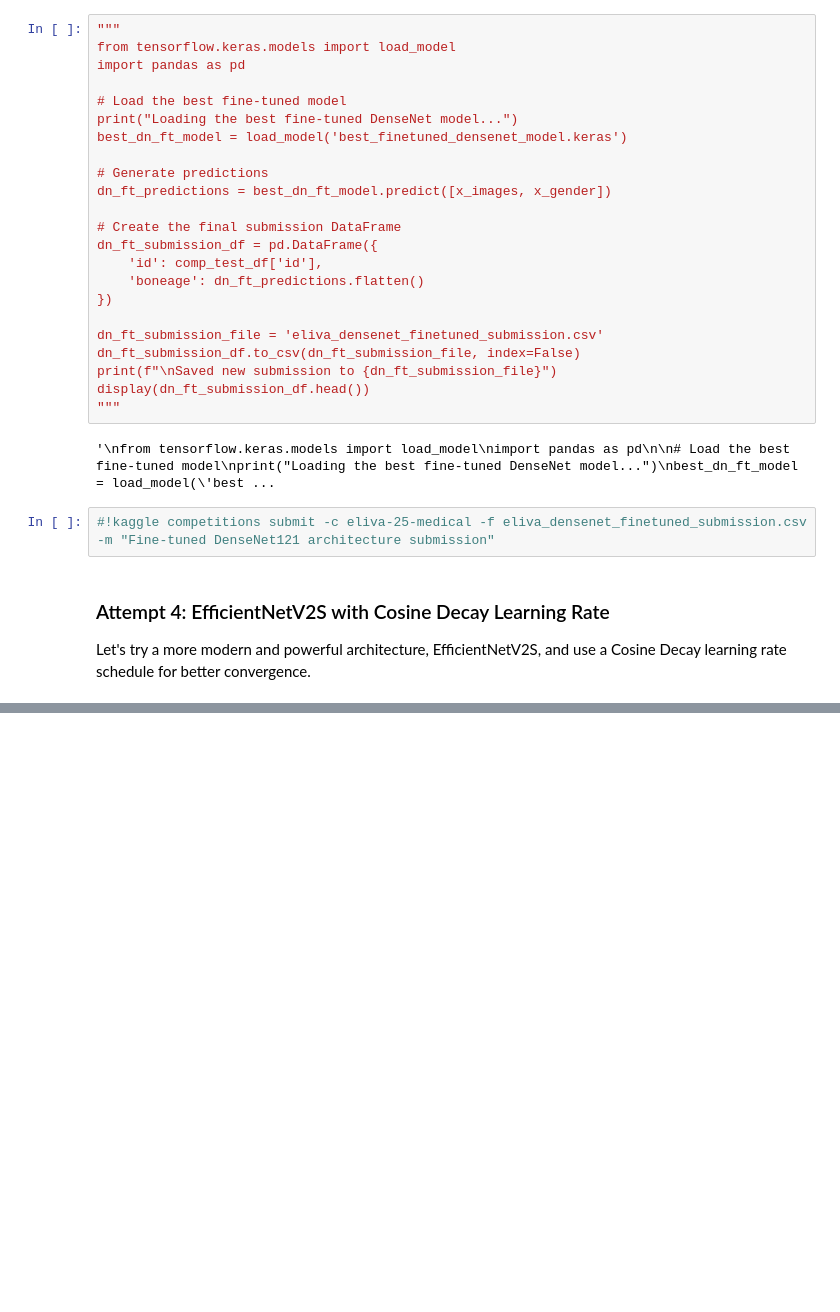
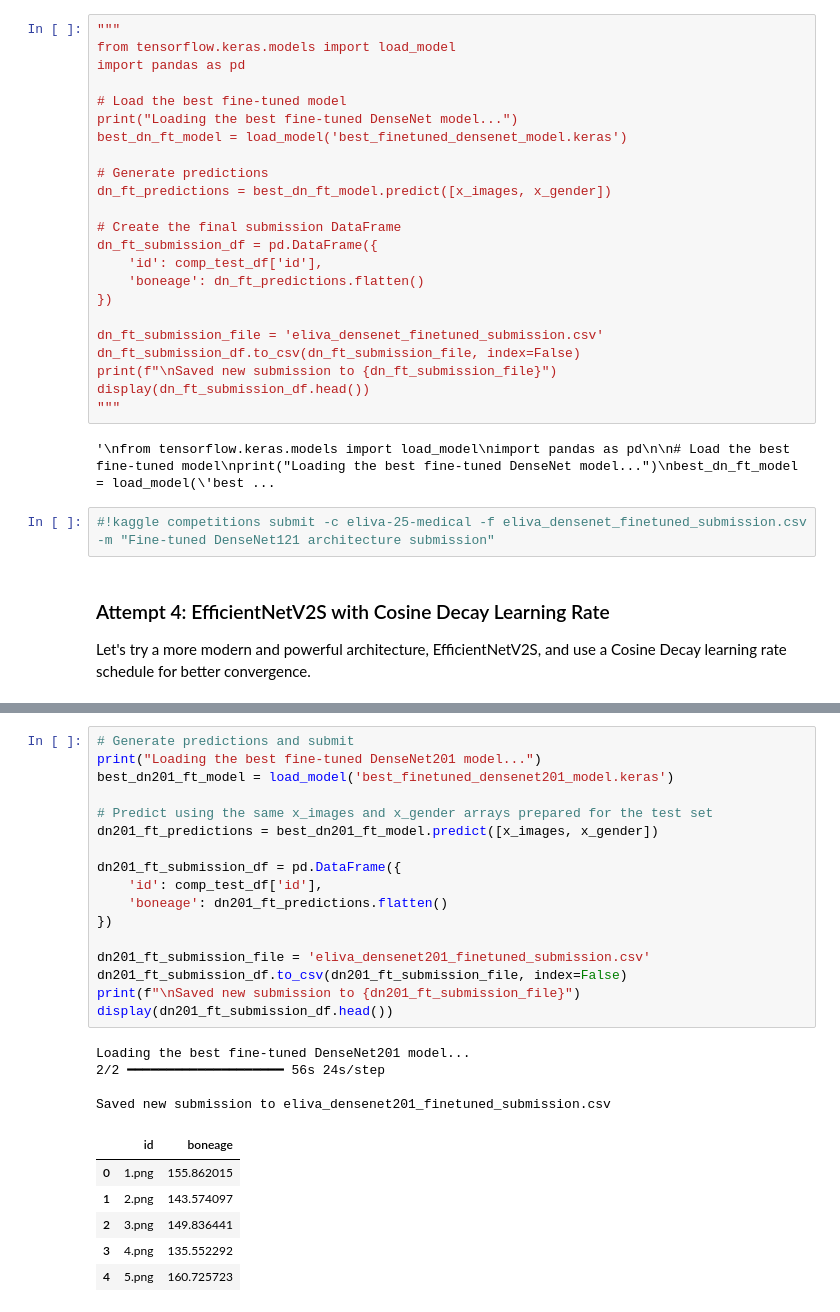
Before and after one commit to Cado87/Kaggle_competitions, a Jupyter notebook: eliva25-kaggle-notebook.ipynb, the cells around one changed output, grey strips where cells are left out. Cells and saved outputs as stored; diff of their text form; blank space fills up the shorter version.

Commit message:
Kaggle Notebook | Eliva25_kaggle_notebook | Version 14

```diff
--- a/eliva25-kaggle-notebook.ipynb
+++ b/eliva25-kaggle-notebook.ipynb
@@ -993,0 +1109,28 @@ Successfully submitted to ELIVA25-Medical
+# %%
+# Generate predictions and submit
+print("Loading the best fine-tuned DenseNet201 model...")
+best_dn201_ft_model = load_model('best_finetuned_densenet201_model.keras')
+
+# Predict using the same x_images and x_gender arrays prepared for the test set
+dn201_ft_predictions = best_dn201_ft_model.predict([x_images, x_gender])
+
+dn201_ft_submission_df = pd.DataFrame({
+    'id': comp_test_df['id'],
+    'boneage': dn201_ft_predictions.flatten()
+})
+
+dn201_ft_submission_file = 'eliva_densenet201_finetuned_submission.csv'
+dn201_ft_submission_df.to_csv(dn201_ft_submission_file, index=False)
+print(f"\nSaved new submission to {dn201_ft_submission_file}")
+display(dn201_ft_submission_df.head())
+# %% [output]
+Loading the best fine-tuned DenseNet201 model...
+2/2 ━━━━━━━━━━━━━━━━━━━━ 56s 24s/step
+
+Saved new submission to eliva_densenet201_finetuned_submission.csv
+|  | id | boneage |
+| 0 | 1.png | 155.862015 |
+| 1 | 2.png | 143.574097 |
+| 2 | 3.png | 149.836441 |
+| 3 | 4.png | 135.552292 |
+| 4 | 5.png | 160.725723 |
```
Also changed, not shown: parts of 12 cells of this notebook.
